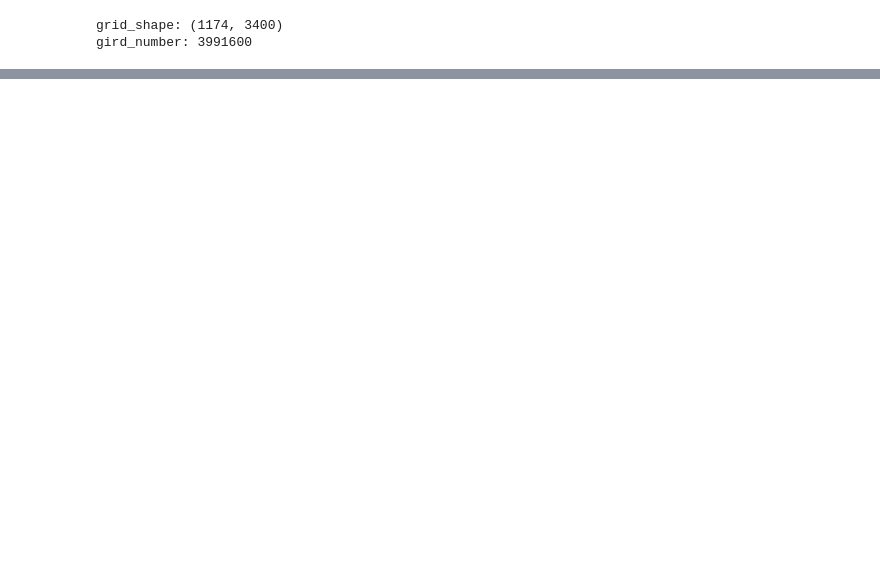
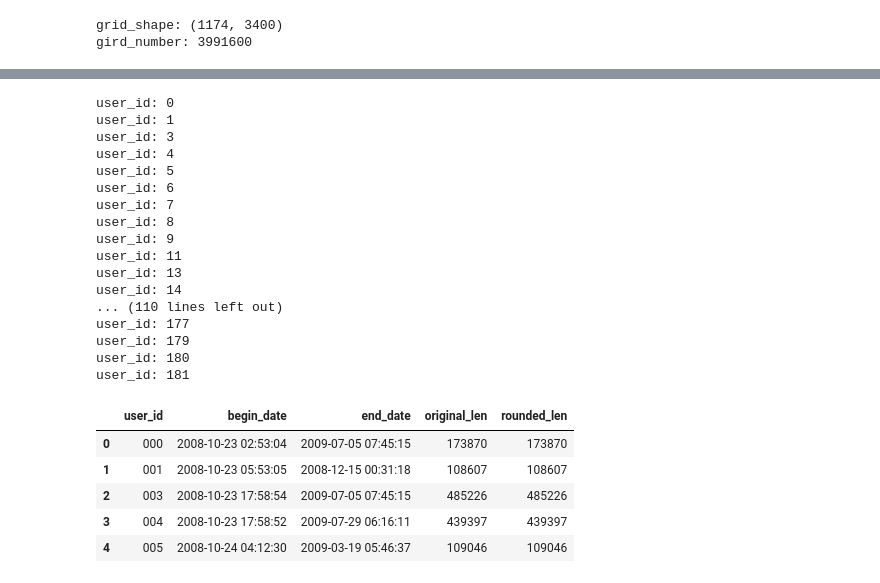
Before and after one commit to shkoma/geolife_timehetnet, a Jupyter notebook: data/geolife/preprocess.ipynb, the cells around one changed output, grey strips where cells are left out. Drawn from its saved outputs; the diff is of its cells as text; code cells hidden in the pictures; blank space fills up the shorter version.

```diff
--- a/data/geolife/preprocess.ipynb
+++ b/data/geolife/preprocess.ipynb
@@ -600,0 +622,31 @@ for id in valid_user_list['valid_user_list']:
+# %%
+from convert_minmax_location import LocationPreprocessor
+from gps_grid_map_creator import GPSGridMapCreator
+import numpy as np
+import pandas as pd
+
+def getUserId(id):
+    val = ""
+    if id < 10:
+        val += "00"
+        val += str(id)
+    elif id < 100:
+        val += "0"
+        val += str(id)
+    else:
+        val = str(id)
+    return val
+
+df = pd.read_csv('user_data_volumn.csv')
+segment_csv = "_segment_list_10min.csv"
+
+seg_list = []
+for id in df['user_id']:
+    print(f"user_id: {id}")
+    user_id = getUserId(id)
+    segment_file = './Data/' + user_id + '/csv/' + user_id + segment_csv
+    seg_df = pd.read_csv(segment_file)
+    seg_list += [seg_df.shape[0]]
+
+df['segment_list_10min'] = seg_list
+df.to_csv('user_data_volumn.csv', index=False)
@@ -788,37 +858,60 @@ print(f"valid: {df_valid.shape[0]}")
 print(f"test: {df_test.shape[0]}")
 # %%
 from convert_minmax_location import LocationPreprocessor
+import pandas as pd
 import numpy as np
 
 locationPreprocessor = LocationPreprocessor()
 valid_user_list = locationPreprocessor.get_valid_user_list()
 user_id_list = []
 df_len_list = []
 ori_len_list = []
 begin_day_list = []
 end_day_list = []
 for id in valid_user_list['valid_user_list']:
     print(f"user_id: {id}")
     user_id = locationPreprocessor.getUserId(id)
-    csv_convert_file = './Data/' + user_id + '/csv/' + user_id + '_origin_round_10min.csv'
     csv_file = './Data/' + user_id + '/csv/' + user_id + '.csv'
-    user_df = pd.read_csv(csv_convert_file)
     orig_df = pd.read_csv(csv_file)
     orig_df['datetime'] = pd.to_datetime(orig_df['date'] + " " + orig_df['time'])
 
     user_id_list += [user_id]
-    df_len_list += [user_df.shape[0]]
+    df_len_list += [orig_df.shape[0]]
     ori_len_list += [orig_df.shape[0]]
 
     begin_day_list += [orig_df.iloc[0, -1]]
     end_day_list += [orig_df.iloc[-1, -1]]
 
 user_df = pd.DataFrame({'user_id':user_id_list,
                         'begin_date':begin_day_list,
                         'end_date':end_day_list,
                         'original_len':ori_len_list,
                         'rounded_len':df_len_list})
 user_df.head(5)
+# %% [output]
+user_id: 0
+user_id: 1
+user_id: 3
+user_id: 4
+user_id: 5
+user_id: 6
+user_id: 7
+user_id: 8
+user_id: 9
+user_id: 11
+user_id: 13
+user_id: 14
+... (110 lines left out)
+user_id: 177
+user_id: 179
+user_id: 180
+user_id: 181
+|  | user_id | begin_date | end_date | original_len | rounded_len |
+| 0 | 000 | 2008-10-23 02:53:04 | 2009-07-05 07:45:15 | 173870 | 173870 |
+| 1 | 001 | 2008-10-23 05:53:05 | 2008-12-15 00:31:18 | 108607 | 108607 |
+| 2 | 003 | 2008-10-23 17:58:54 | 2009-07-05 07:45:15 | 485226 | 485226 |
+| 3 | 004 | 2008-10-23 17:58:52 | 2009-07-29 06:16:11 | 439397 | 439397 |
+| 4 | 005 | 2008-10-24 04:12:30 | 2009-03-19 05:46:37 | 109046 | 109046 |
 # %%
 import pandas as pd
 
```
Also changed, not shown: parts of 4 cells of this notebook, 2 other files.
